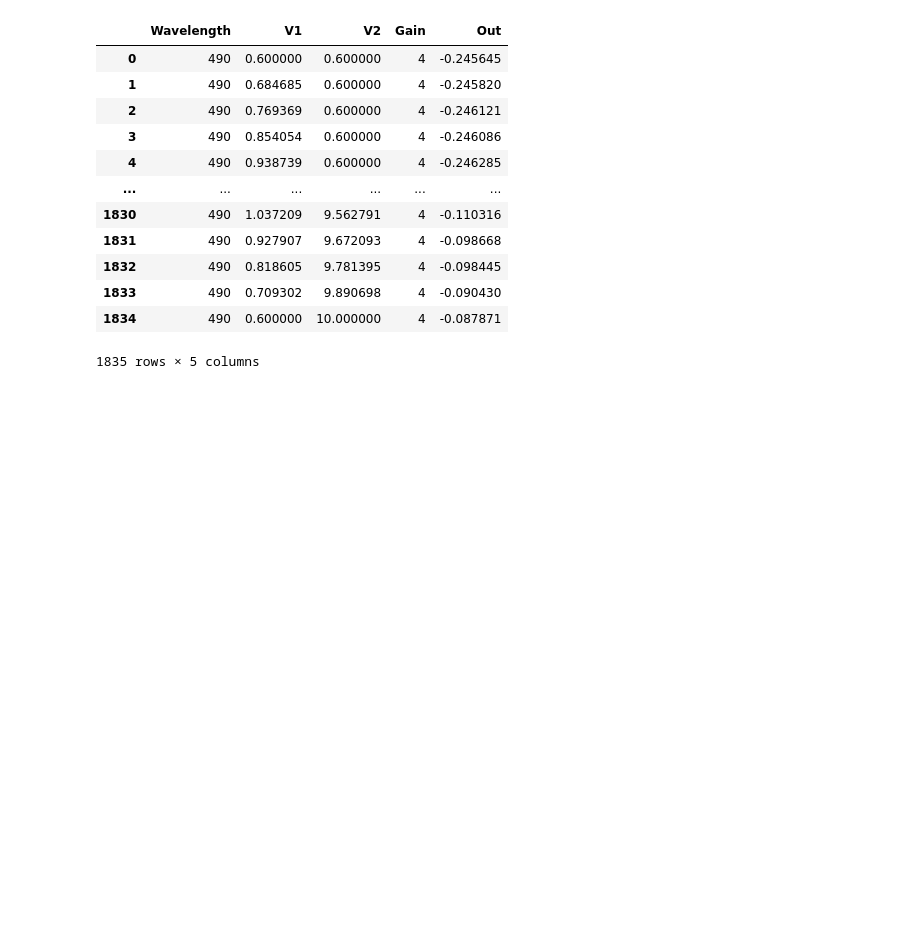
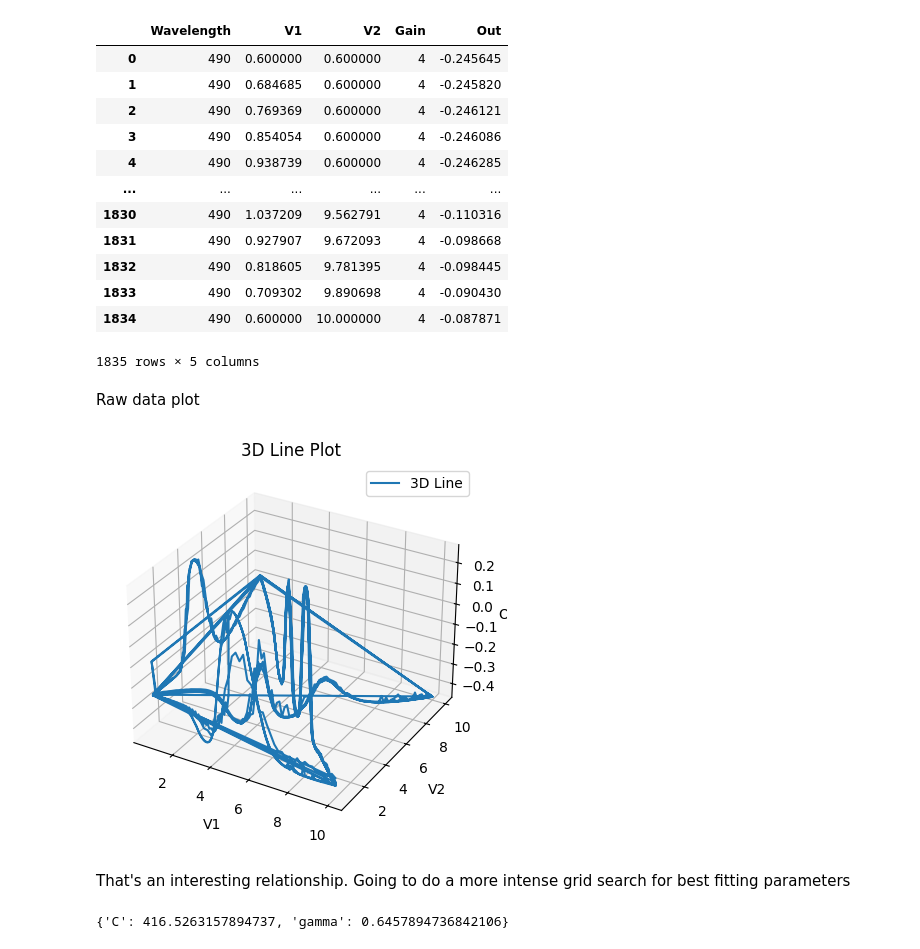
Before and after one commit to ubsuny/ML_LCVR-CP2P2024, a Jupyter notebook: single_wave_fit.ipynb, the cells around one changed output. Cells and saved outputs as stored; diff of their text form; code cells hidden in the pictures; blank space fills up the shorter version.

```diff
--- a/single_wave_fit.ipynb
+++ b/single_wave_fit.ipynb
@@ -30,4 +30,37 @@ combined_data.drop(["Unnamed: 0"], axis = 1)
 # %%
 x = combined_data['V1']
 y = combined_data['V2']
-z = combined_data['']
+z = combined_data['Out']
+# %% [markdown]
+Raw data plot
+# %%
+fig = plt.figure()
+ax = fig.add_subplot(111, projection='3d')
+
+ax.plot(x, y, z, label='3D Line')
+
+ax.set_xlabel('V1')
+ax.set_ylabel('V2')
+ax.set_zlabel('Out')
+ax.set_title('3D Line Plot')
+ax.legend()
+
+plt.show()
+# %% [output]
+[figure, added]
+# %% [markdown]
+That's an interesting relationship. Going to do a more intense grid search for best fitting parameters
+# %%
+X = np.column_stack((x, y))
+
+c_vals = np.linspace(414,418,20)
+gamma_vals = np.linspace(0.63,0.66,20)
+
+param_grid = {'C': c_vals, 'gamma': gamma_vals}
+grid_search = GridSearchCV(SVR(kernel='rbf'), param_grid, cv=5)
+grid_search.fit(X, z)
+best_c = grid_search.best_params_['C']
+best_gamma = grid_search.best_params_['gamma']
+print(grid_search.best_params_)
+# %% [output]
+{'C': 416.5263157894737, 'gamma': 0.6457894736842106}
```
Also changed, not shown: parts of 16 cells of this notebook.
